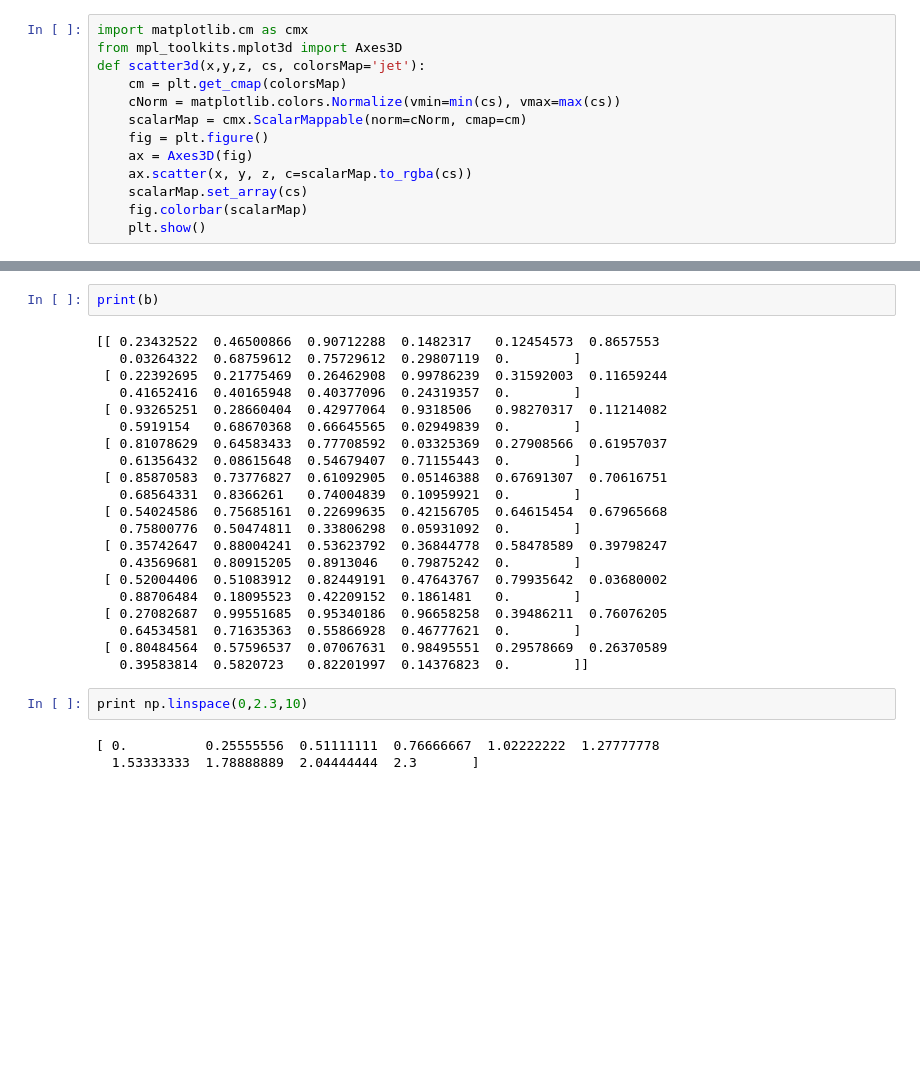
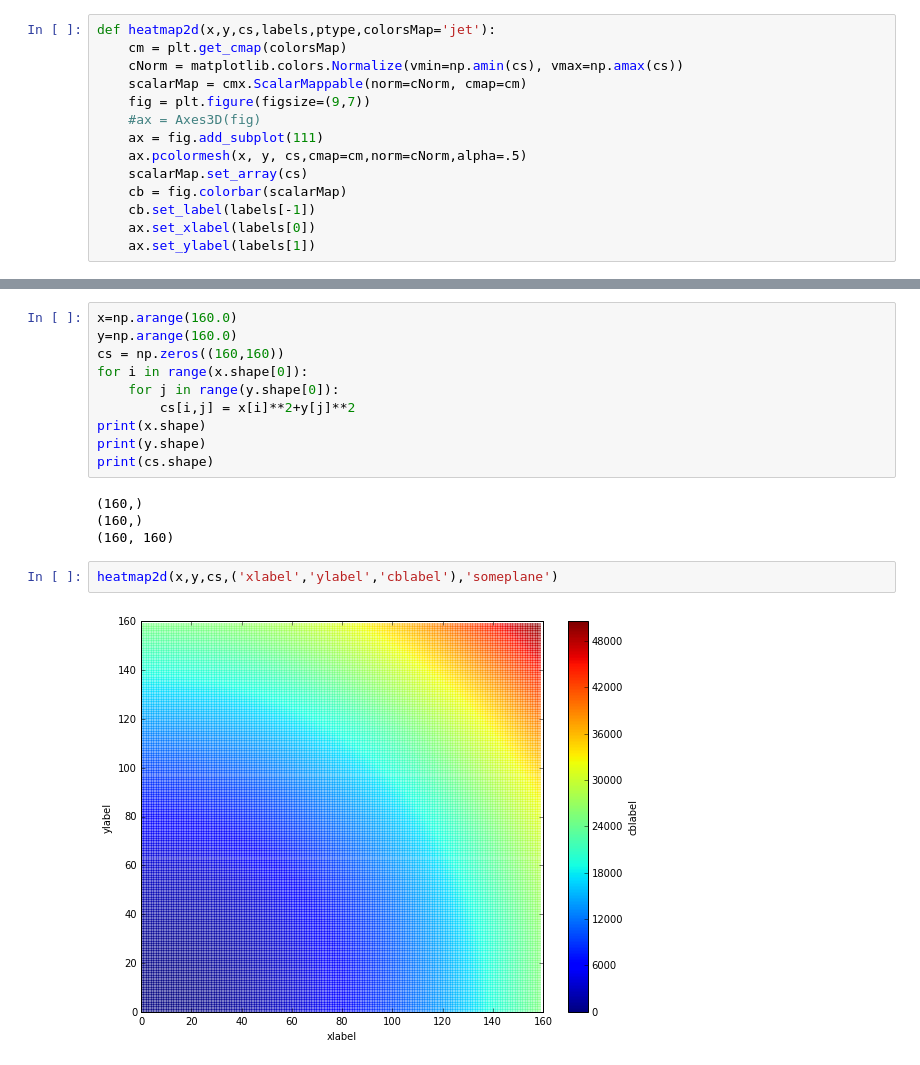
Before and after one commit to kwrobert/nanowire, a Jupyter notebook: Untitled.ipynb, the cells around one changed output, grey strips where cells are left out. Cells and saved outputs as stored; diff of their text form; blank space fills up the shorter version.

```diff
--- a/Untitled.ipynb
+++ b/Untitled.ipynb
@@ -12,13 +15,14 @@ array([ 1.,  3.,  5.])
 # %%
-import matplotlib.cm as cmx
-from mpl_toolkits.mplot3d import Axes3D
-def scatter3d(x,y,z, cs, colorsMap='jet'):
+def heatmap2d(x,y,cs,labels,ptype,colorsMap='jet'):
     cm = plt.get_cmap(colorsMap)
-    cNorm = matplotlib.colors.Normalize(vmin=min(cs), vmax=max(cs))
+    cNorm = matplotlib.colors.Normalize(vmin=np.amin(cs), vmax=np.amax(cs))
     scalarMap = cmx.ScalarMappable(norm=cNorm, cmap=cm)
-    fig = plt.figure()
-    ax = Axes3D(fig)
-    ax.scatter(x, y, z, c=scalarMap.to_rgba(cs))
+    fig = plt.figure(figsize=(9,7))
+    #ax = Axes3D(fig)
+    ax = fig.add_subplot(111)
+    ax.pcolormesh(x, y, cs,cmap=cm,norm=cNorm,alpha=.5)
     scalarMap.set_array(cs)
-    fig.colorbar(scalarMap)
-    plt.show()
+    cb = fig.colorbar(scalarMap)
+    cb.set_label(labels[-1])
+    ax.set_xlabel(labels[0])
+    ax.set_ylabel(labels[1])
@@ -132,28 +29,18 @@ print(a)
-# %%
-print(b)
-# %% [output]
-[[ 0.23432522  0.46500866  0.90712288  0.1482317   0.12454573  0.8657553
-   0.03264322  0.68759612  0.75729612  0.29807119  0.        ]
- [ 0.22392695  0.21775469  0.26462908  0.99786239  0.31592003  0.11659244
-   0.41652416  0.40165948  0.40377096  0.24319357  0.        ]
- [ 0.93265251  0.28660404  0.42977064  0.9318506   0.98270317  0.11214082
-   0.5919154   0.68670368  0.66645565  0.02949839  0.        ]
- [ 0.81078629  0.64583433  0.77708592  0.03325369  0.27908566  0.61957037
-   0.61356432  0.08615648  0.54679407  0.71155443  0.        ]
- [ 0.85870583  0.73776827  0.61092905  0.05146388  0.67691307  0.70616751
-   0.68564331  0.8366261   0.74004839  0.10959921  0.        ]
- [ 0.54024586  0.75685161  0.22699635  0.42156705  0.64615454  0.67965668
-   0.75800776  0.50474811  0.33806298  0.05931092  0.        ]
- [ 0.35742647  0.88004241  0.53623792  0.36844778  0.58478589  0.39798247
-   0.43569681  0.80915205  0.8913046   0.79875242  0.        ]
- [ 0.52004406  0.51083912  0.82449191  0.47643767  0.79935642  0.03680002
-   0.88706484  0.18095523  0.42209152  0.1861481   0.        ]
- [ 0.27082687  0.99551685  0.95340186  0.96658258  0.39486211  0.76076205
-   0.64534581  0.71635363  0.55866928  0.46777621  0.        ]
- [ 0.80484564  0.57596537  0.07067631  0.98495551  0.29578669  0.26370589
-   0.39583814  0.5820723   0.82201997  0.14376823  0.        ]]
-# %%
-print np.linspace(0,2.3,10)
-# %% [output]
-[ 0.          0.25555556  0.51111111  0.76666667  1.02222222  1.27777778
-  1.53333333  1.78888889  2.04444444  2.3       ]
+# %%
+x=np.arange(160.0)
+y=np.arange(160.0)
+cs = np.zeros((160,160))
+for i in range(x.shape[0]):
+    for j in range(y.shape[0]):
+        cs[i,j] = x[i]**2+y[j]**2
+print(x.shape)
+print(y.shape)
+print(cs.shape)
+# %% [output]
+(160,)
+(160,)
+(160, 160)
+# %%
+heatmap2d(x,y,cs,('xlabel','ylabel','cblabel'),'someplane')
+# %% [output]
+[figure, added]
```
Also changed, not shown: parts of 13 cells of this notebook, 18 other files.
